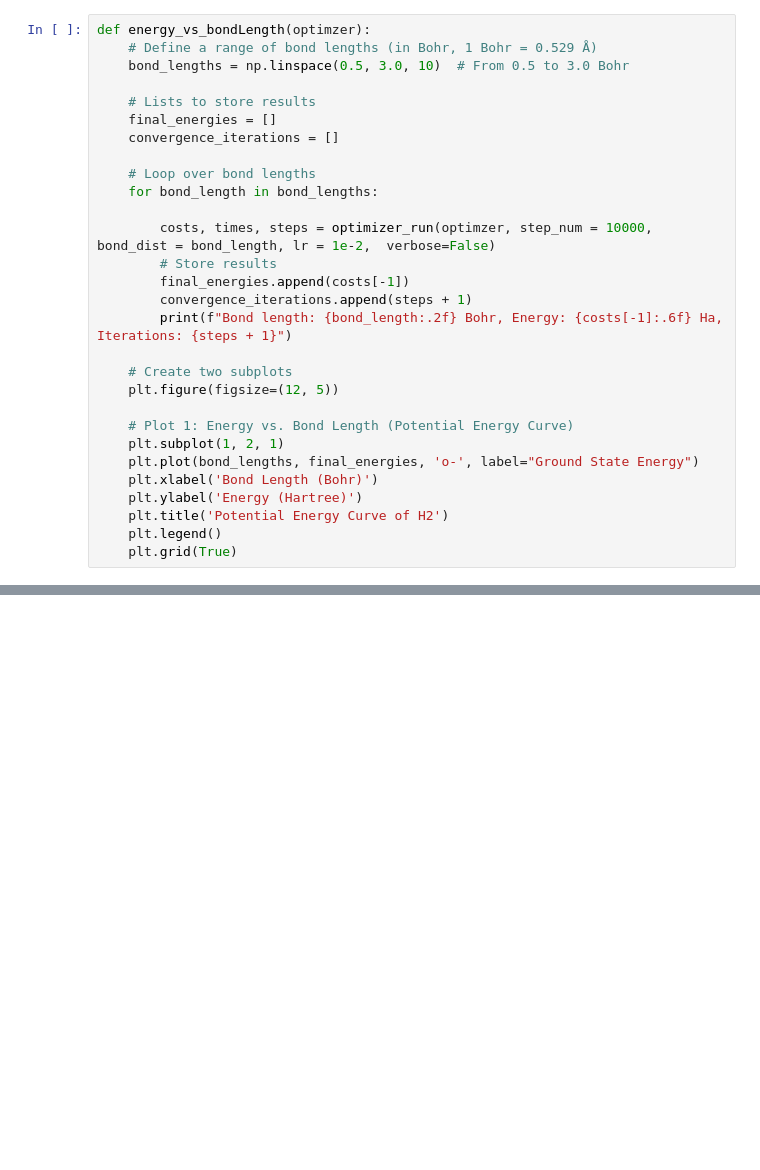
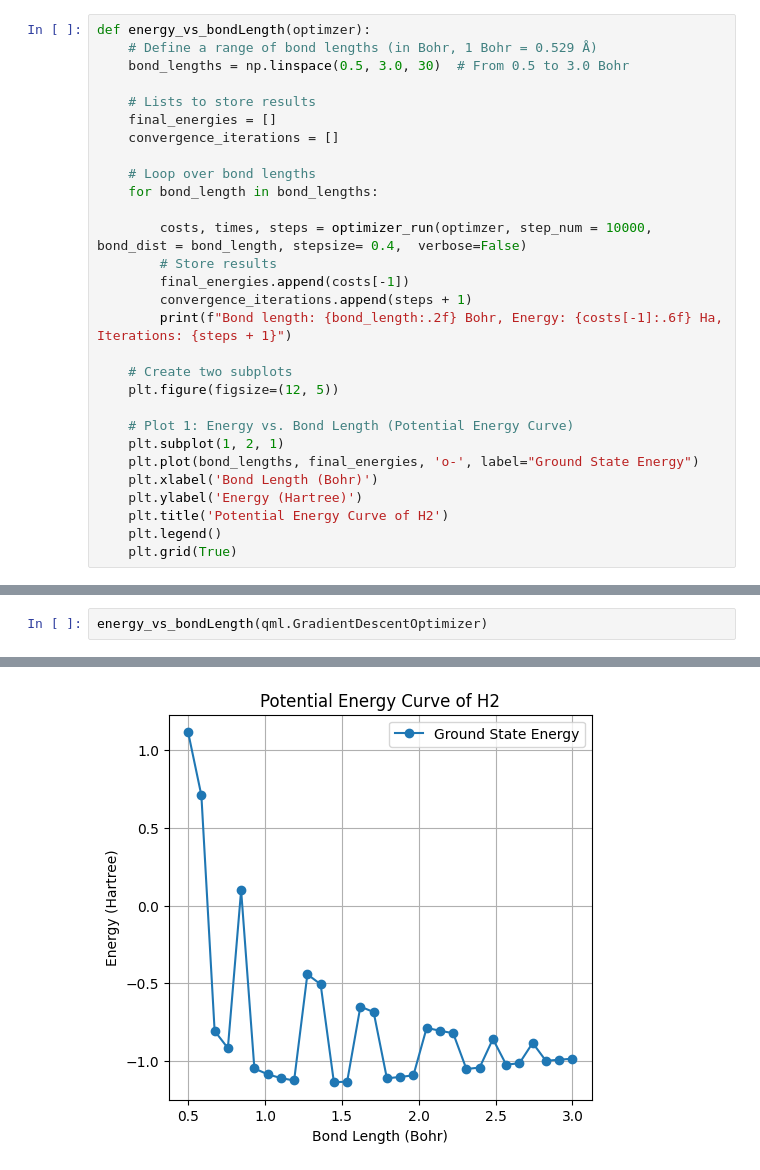
Before and after one commit to pattrick12/vqe1, a Jupyter notebook: Benchmark.ipynb, the cells around one changed output, grey strips where cells are left out. Drawn from its saved outputs; the diff is of its cells as text; blank space fills up the shorter version.

```diff
--- a/Benchmark.ipynb
+++ b/Benchmark.ipynb
@@ -128,7 +254,7 @@ print(costs[-1],steps)
 # %%
 def energy_vs_bondLength(optimzer):
     # Define a range of bond lengths (in Bohr, 1 Bohr = 0.529 Å)
-    bond_lengths = np.linspace(0.5, 3.0, 10)  # From 0.5 to 3.0 Bohr
+    bond_lengths = np.linspace(0.5, 3.0, 30)  # From 0.5 to 3.0 Bohr
 
     # Lists to store results
     final_energies = []
@@ -137,7 +263,7 @@ def energy_vs_bondLength(optimzer):
     # Loop over bond lengths
     for bond_length in bond_lengths:
 
-        costs, times, steps = optimizer_run(optimzer, step_num = 10000, bond_dist = bond_length, lr = 1e-2,  verbose=False)
+        costs, times, steps = optimizer_run(optimzer, step_num = 10000, bond_dist = bond_length, stepsize= 0.4,  verbose=False)
         # Store results
         final_energies.append(costs[-1])
         convergence_iterations.append(steps + 1)
@@ -170,0 +283,3 @@ Bond length: 3.00 Bohr, Energy: -0.950796 Ha, Iterations: 3834
+# %%
+energy_vs_bondLength(qml.GradientDescentOptimizer)
+# %% [output]
@@ -170,0 +303 @@ Bond length: 3.00 Bohr, Energy: -0.950796 Ha, Iterations: 3834
+[figure, added]
```
Also changed, not shown: parts of 8 cells of this notebook, 1 other file.
